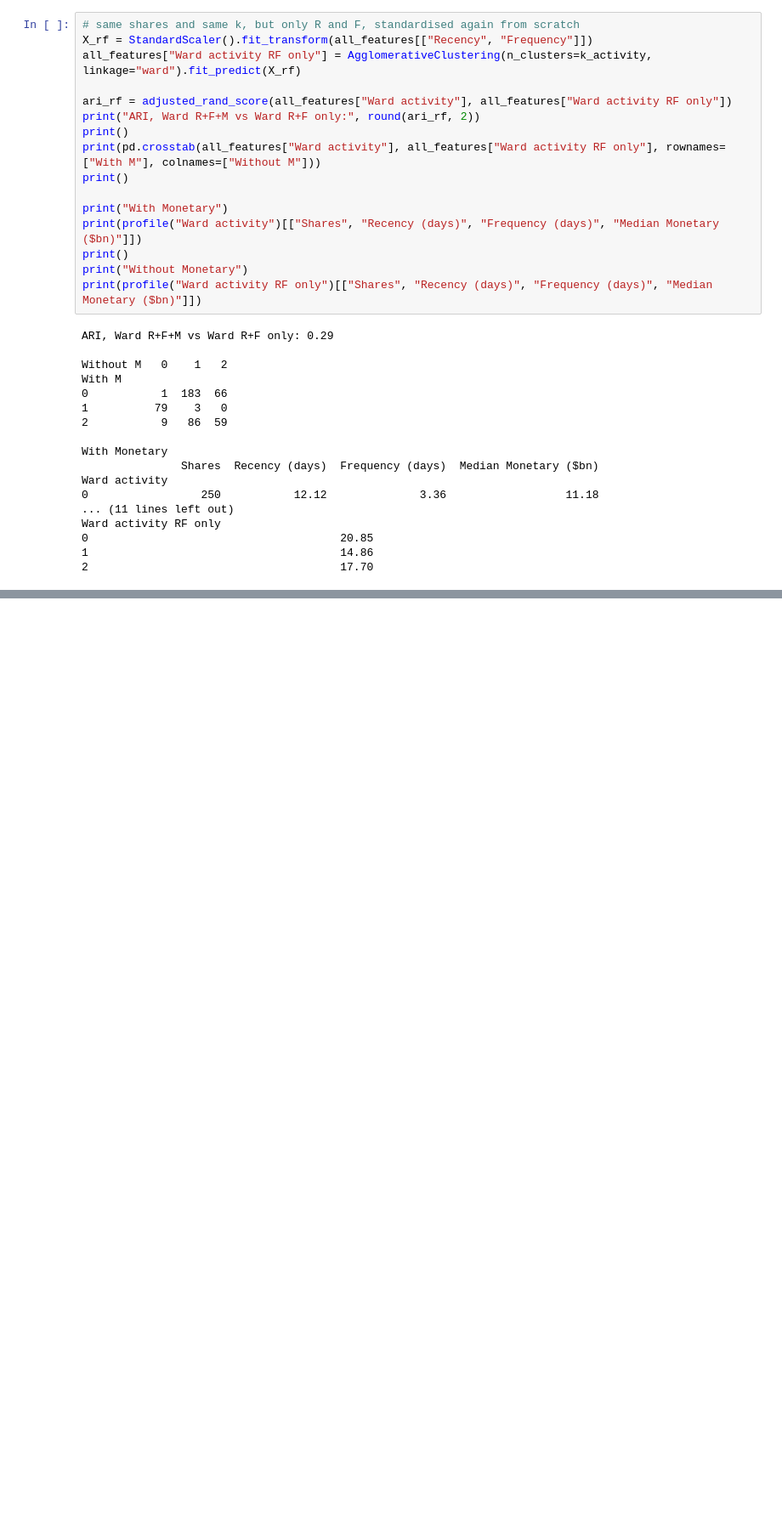
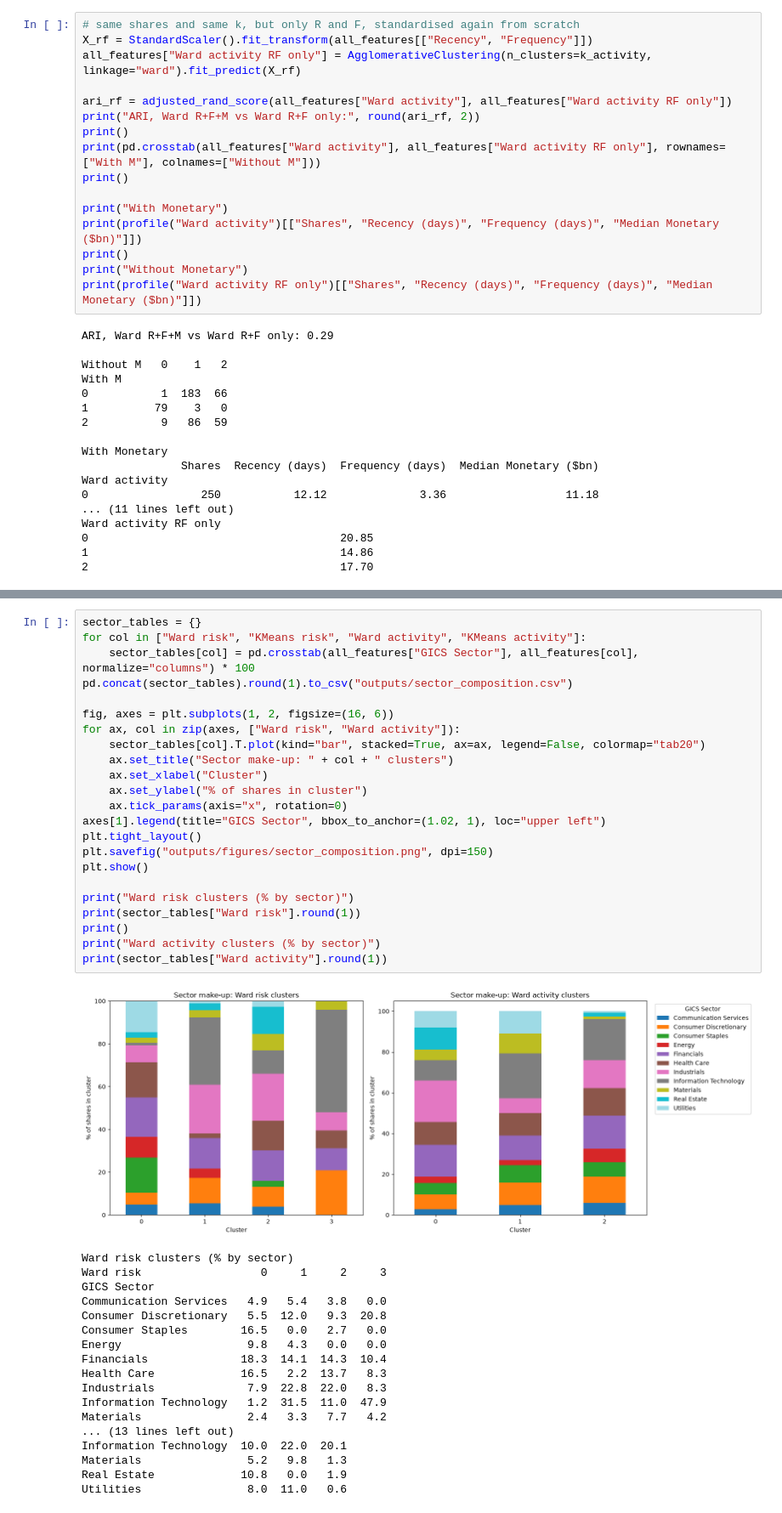
Before and after one commit to zafar-m3n/crm-coursework-stock-clusters, a Jupyter notebook: CRM Assignment - Grouping S&P 500 Stocks.ipynb, the cells around one changed output, grey strips where cells are left out. Shown at 85% size. Cells and saved outputs as stored; diff of their text form; blank space fills up the shorter version.

Commit message:
Add sector composition, segmentation comparison and final cluster assignments

```diff
--- a/CRM Assignment - Grouping S&P 500 Stocks.ipynb
+++ b/CRM Assignment - Grouping S&P 500 Stocks.ipynb
@@ -795,0 +799,42 @@ Ward activity RF only
+# %%
+sector_tables = {}
+for col in ["Ward risk", "KMeans risk", "Ward activity", "KMeans activity"]:
+    sector_tables[col] = pd.crosstab(all_features["GICS Sector"], all_features[col], normalize="columns") * 100
+pd.concat(sector_tables).round(1).to_csv("outputs/sector_composition.csv")
+
+fig, axes = plt.subplots(1, 2, figsize=(16, 6))
+for ax, col in zip(axes, ["Ward risk", "Ward activity"]):
+    sector_tables[col].T.plot(kind="bar", stacked=True, ax=ax, legend=False, colormap="tab20")
+    ax.set_title("Sector make-up: " + col + " clusters")
+    ax.set_xlabel("Cluster")
+    ax.set_ylabel("% of shares in cluster")
+    ax.tick_params(axis="x", rotation=0)
+axes[1].legend(title="GICS Sector", bbox_to_anchor=(1.02, 1), loc="upper left")
+plt.tight_layout()
+plt.savefig("outputs/figures/sector_composition.png", dpi=150)
+plt.show()
+
+print("Ward risk clusters (% by sector)")
+print(sector_tables["Ward risk"].round(1))
+print()
+print("Ward activity clusters (% by sector)")
+print(sector_tables["Ward activity"].round(1))
+# %% [output]
+[figure, added]
+Ward risk clusters (% by sector)
+Ward risk                  0     1     2     3
+GICS Sector
+Communication Services   4.9   5.4   3.8   0.0
+Consumer Discretionary   5.5  12.0   9.3  20.8
+Consumer Staples        16.5   0.0   2.7   0.0
+Energy                   9.8   4.3   0.0   0.0
+Financials              18.3  14.1  14.3  10.4
+Health Care             16.5   2.2  13.7   8.3
+Industrials              7.9  22.8  22.0   8.3
+Information Technology   1.2  31.5  11.0  47.9
+Materials                2.4   3.3   7.7   4.2
+... (13 lines left out)
+Information Technology  10.0  22.0  20.1
+Materials                5.2   9.8   1.3
+Real Estate             10.8   0.0   1.9
+Utilities                8.0  11.0   0.6
```
Also changed, not shown: parts of 3 cells of this notebook, 3 other files.
